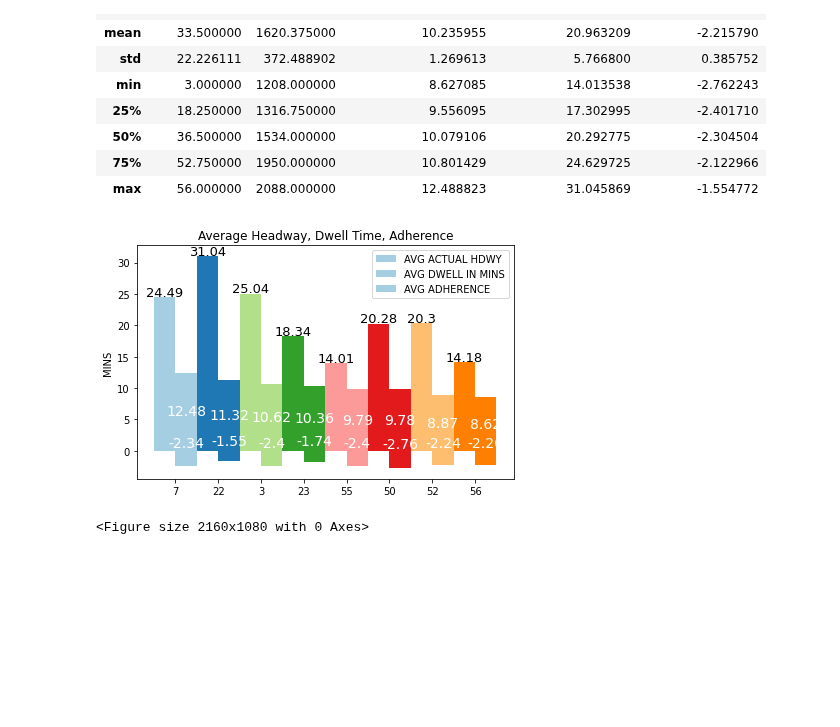
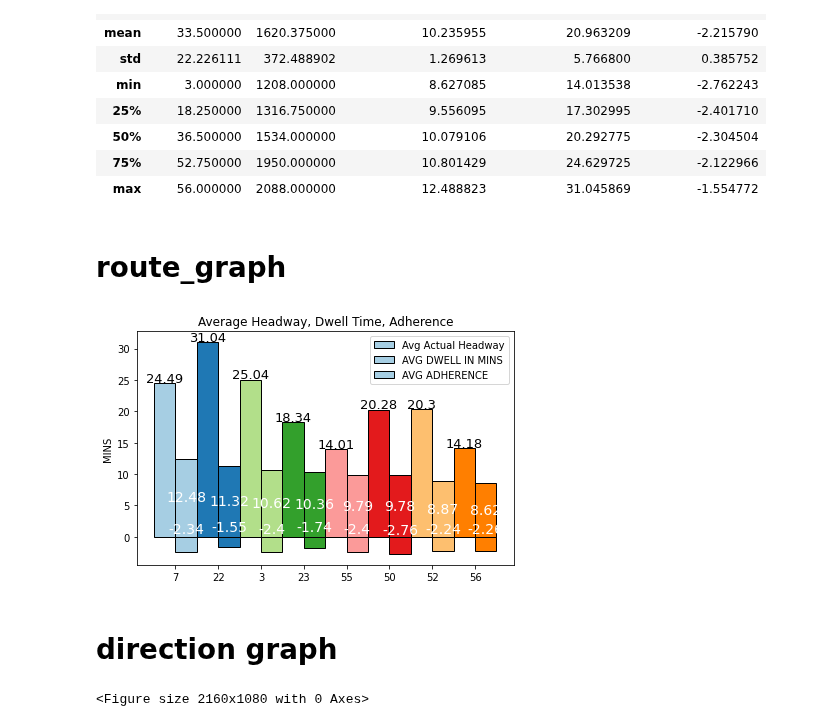
Before and after one commit to NSS-Data-Analytics-Cohort-7/wego-shut_up_and_take_my_query, a Jupyter notebook: WeGo/notebooks/Untitled1.ipynb, the cells around one changed output. Drawn from its saved outputs; the diff is of its cells as text; code cells hidden in the pictures; blank space fills up the shorter version.

```diff
--- a/WeGo/notebooks/Untitled1.ipynb
+++ b/WeGo/notebooks/Untitled1.ipynb
@@ -236,29 +234,31 @@ describe
+# %% [markdown]
+# route_graph
 # %%
 labels = [7, 22, 3, 23, 55, 50, 52, 56]
 AVG_ACTUAL_HDWY = [24.49, 31.04, 25.04, 18.34, 14.01, 20.28, 20.30, 14.18]
 AVG_DWELL_IN_MINS = [12.48, 11.32, 10.62, 10.36, 9.79, 9.78, 8.87, 8.62]
 AVG_ADHERENCE = [-2.34, -1.55, -2.40, -1.74, -2.40, -2.76, -2.24, -2.26]
 
 x = np.arange(len(labels))
 width = 0.5
 
 colors=sns.color_palette('Paired',8)
 fig, ax = plt.subplots()
-rects1 = ax.bar(x - width/2, AVG_ACTUAL_HDWY, width, label= 'AVG ACTUAL HDWY', color = colors)
-rects2 = ax.bar(x + width/2, AVG_DWELL_IN_MINS, width, label= 'AVG DWELL IN MINS', color = colors)
-rects3 = ax.bar(x + width/2, AVG_ADHERENCE, width, label= 'AVG ADHERENCE', color = colors)
+rects1 = ax.bar(x - width/2, AVG_ACTUAL_HDWY, width, label= 'Avg Actual Headway', color = colors, edgecolor= 'black')
+rects2 = ax.bar(x + width/2, AVG_DWELL_IN_MINS, width, label= 'AVG DWELL IN MINS', color = colors, edgecolor= 'black')
+rects3 = ax.bar(x + width/2, AVG_ADHERENCE, width, label= 'AVG ADHERENCE', color = colors, edgecolor= 'black')
 
 
 ax.set_ylabel('MINS')
 ax.set_title('Average Headway, Dwell Time, Adherence')
 ax.set_xticks(x, labels)
 ax.legend()
 
 ax.bar_label(rects1, label_type='edge', color='black', padding= -2, fontsize=13)
 ax.bar_label(rects2, label_type='center', color ='white', fontsize= 14)
 ax.bar_label(rects3, label_type='center', color ='white', padding = -15, fontsize=14)
 
 fig.tight_layout()
 plt.show()
 # %% [output]
-[figure, old version]
+[figure, new version]
@@ -267,3 +265,5 @@ plt.show()
+# %% [markdown]
+# direction graph
 # %%
 f = plt.figure(figsize=(30, 15))
 
```
Also changed, not shown: parts of 9 cells of this notebook.
